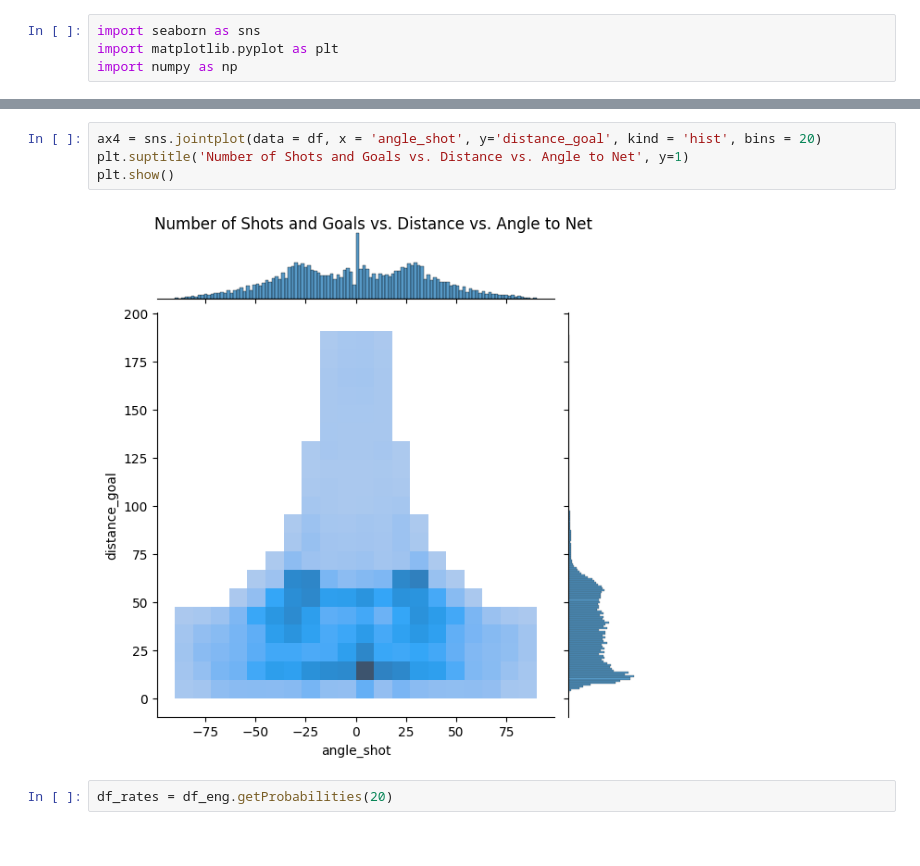
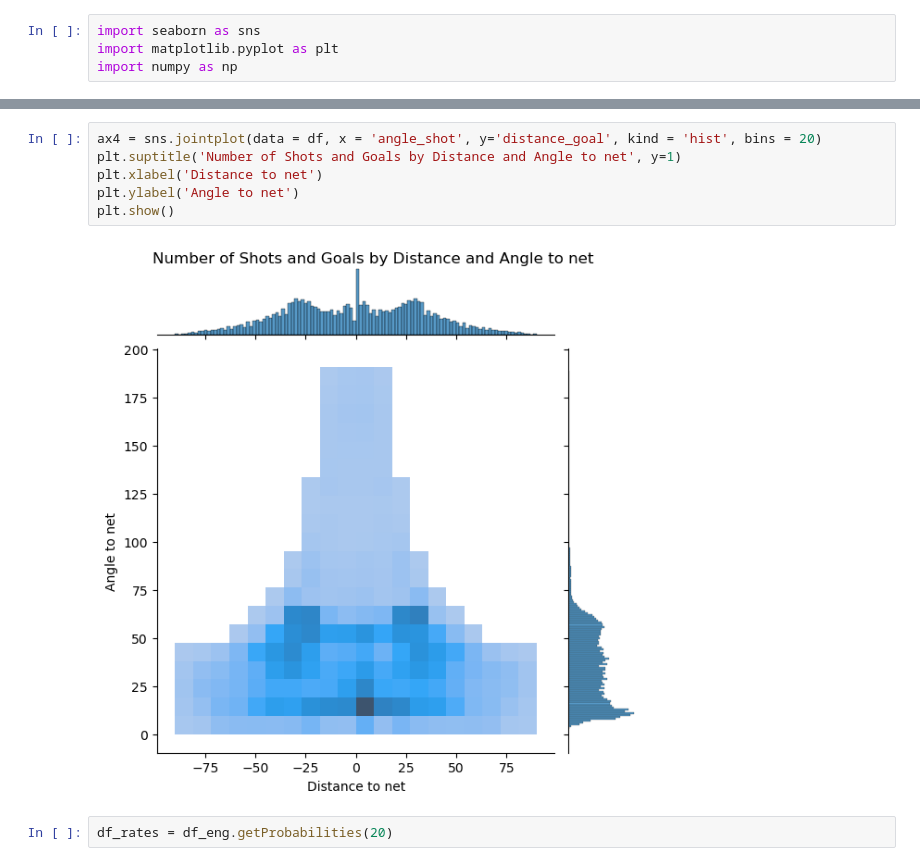
Before and after one commit to Jay-D13/IFT6758-A5-NHL, a Jupyter notebook: notebooks/Milestone2/2 - Features.ipynb, the cells around one changed output, grey strips where cells are left out. Cells and saved outputs as stored; diff of their text form.

```diff
--- a/notebooks/Milestone2/2 - Features.ipynb
+++ b/notebooks/Milestone2/2 - Features.ipynb
@@ -161,9 +161,11 @@ plt.show()
 # %%
 ax4 = sns.jointplot(data = df, x = 'angle_shot', y='distance_goal', kind = 'hist', bins = 20)
-plt.suptitle('Number of Shots and Goals vs. Distance vs. Angle to Net', y=1)
+plt.suptitle('Number of Shots and Goals by Distance and Angle to net', y=1)
+plt.xlabel('Distance to net')
+plt.ylabel('Angle to net')
 plt.show()
 # %% [output]
-[figure, old version]
+[figure, new version]
 # %%
 df_rates = df_eng.getProbabilities(20)
 # %%
```
Also changed, not shown: parts of 7 cells of this notebook.
